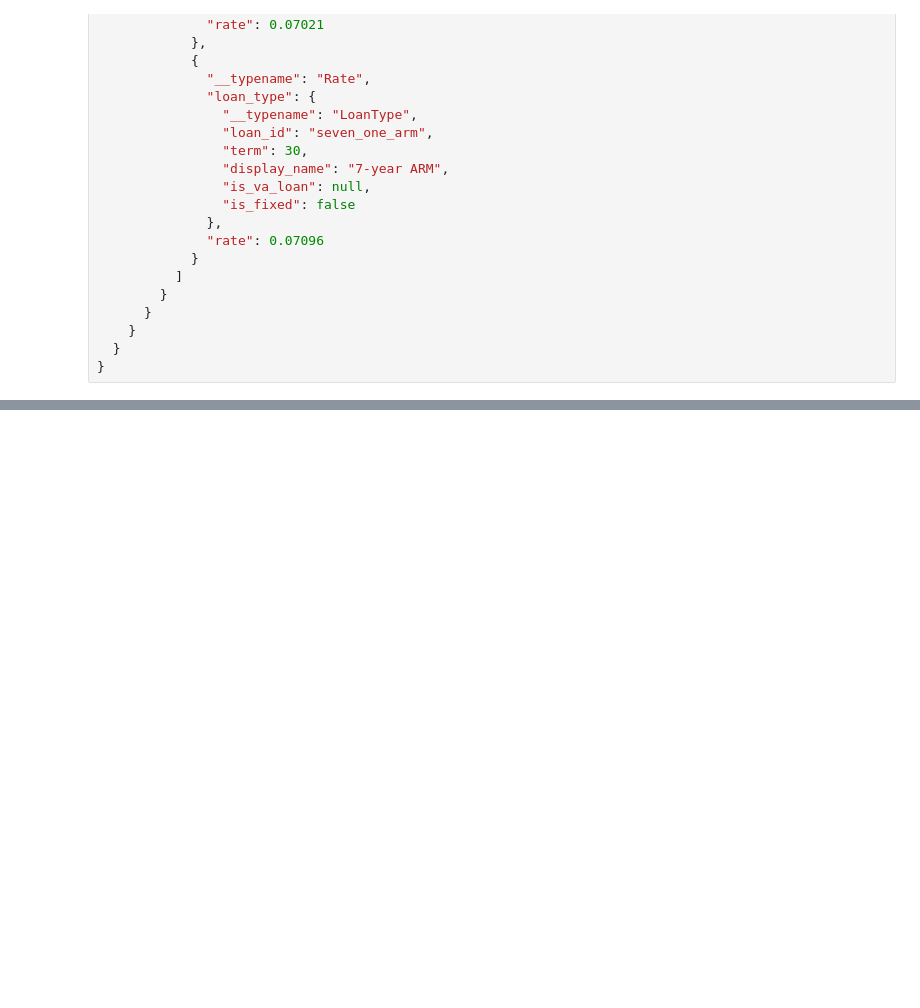
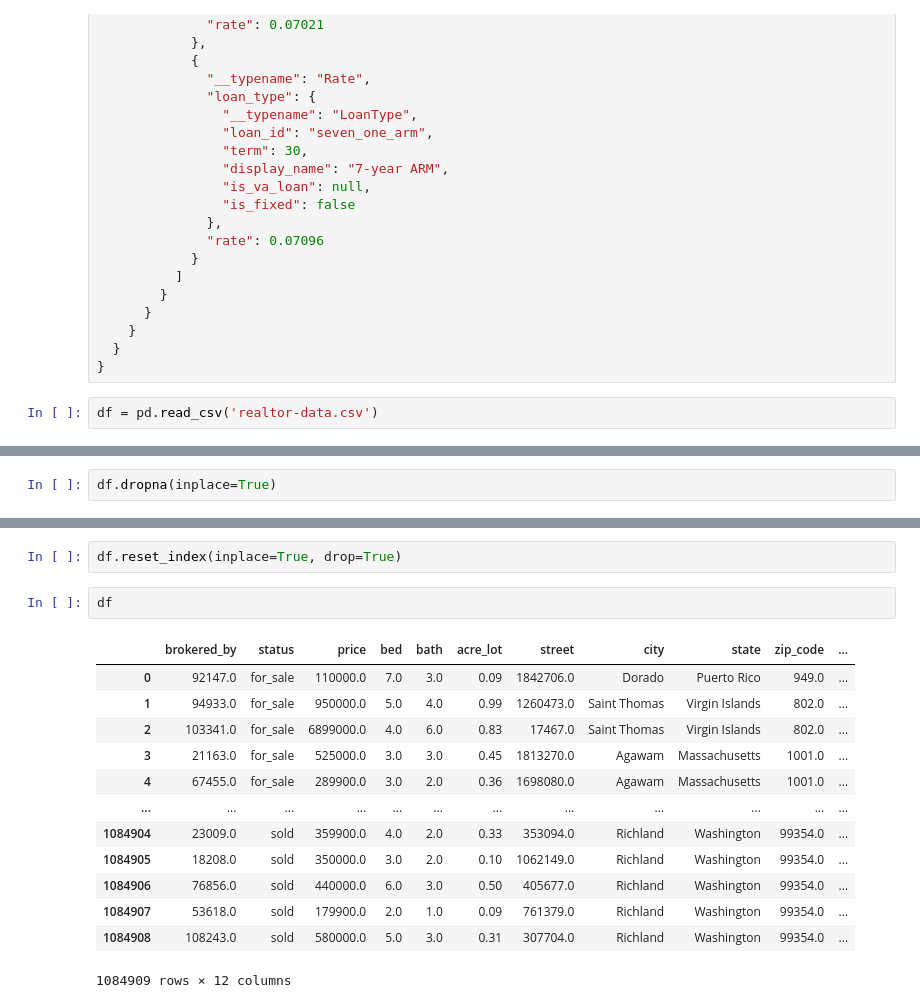
Before and after one commit to Mahesh-martian/house-price-prediction, a Jupyter notebook: src/data_scrapper/scrapper_notebook.ipynb, the cells around one changed output, grey strips where cells are left out. Drawn from its saved outputs; the diff is of its cells as text; blank space fills up the shorter version.

```diff
--- a/src/data_scrapper/scrapper_notebook.ipynb
+++ b/src/data_scrapper/scrapper_notebook.ipynb
@@ -1500,3 +1508,5 @@ No data was collected to save.
     }
   }
 }
+# %%
+df = pd.read_csv('realtor-data.csv')
@@ -1502,0 +1541,2 @@ No data was collected to save.
+# %%
+df.dropna(inplace=True)
@@ -1502,0 +1559,18 @@ No data was collected to save.
+# %%
+df.reset_index(inplace=True, drop=True)
+# %%
+df
+# %% [output]
+|  | brokered_by | status | price | bed | bath | acre_lot | street | city | state | zip_code | ... |
+| 0 | 92147.0 | for_sale | 110000.0 | 7.0 | 3.0 | 0.09 | 1842706.0 | Dorado | Puerto Rico | 949.0 | ... |
+| 1 | 94933.0 | for_sale | 950000.0 | 5.0 | 4.0 | 0.99 | 1260473.0 | Saint Thomas | Virgin Islands | 802.0 | ... |
+| 2 | 103341.0 | for_sale | 6899000.0 | 4.0 | 6.0 | 0.83 | 17467.0 | Saint Thomas | Virgin Islands | 802.0 | ... |
+| 3 | 21163.0 | for_sale | 525000.0 | 3.0 | 3.0 | 0.45 | 1813270.0 | Agawam | Massachusetts | 1001.0 | ... |
+| 4 | 67455.0 | for_sale | 289900.0 | 3.0 | 2.0 | 0.36 | 1698080.0 | Agawam | Massachusetts | 1001.0 | ... |
+| ... | ... | ... | ... | ... | ... | ... | ... | ... | ... | ... | ... |
+| 1084904 | 23009.0 | sold | 359900.0 | 4.0 | 2.0 | 0.33 | 353094.0 | Richland | Washington | 99354.0 | ... |
+| 1084905 | 18208.0 | sold | 350000.0 | 3.0 | 2.0 | 0.10 | 1062149.0 | Richland | Washington | 99354.0 | ... |
+| 1084906 | 76856.0 | sold | 440000.0 | 6.0 | 3.0 | 0.50 | 405677.0 | Richland | Washington | 99354.0 | ... |
+| 1084907 | 53618.0 | sold | 179900.0 | 2.0 | 1.0 | 0.09 | 761379.0 | Richland | Washington | 99354.0 | ... |
+| 1084908 | 108243.0 | sold | 580000.0 | 5.0 | 3.0 | 0.31 | 307704.0 | Richland | Washington | 99354.0 | ... |
+1084909 rows × 12 columns
```
Also changed, not shown: parts of 8 cells of this notebook, 1 other file.
